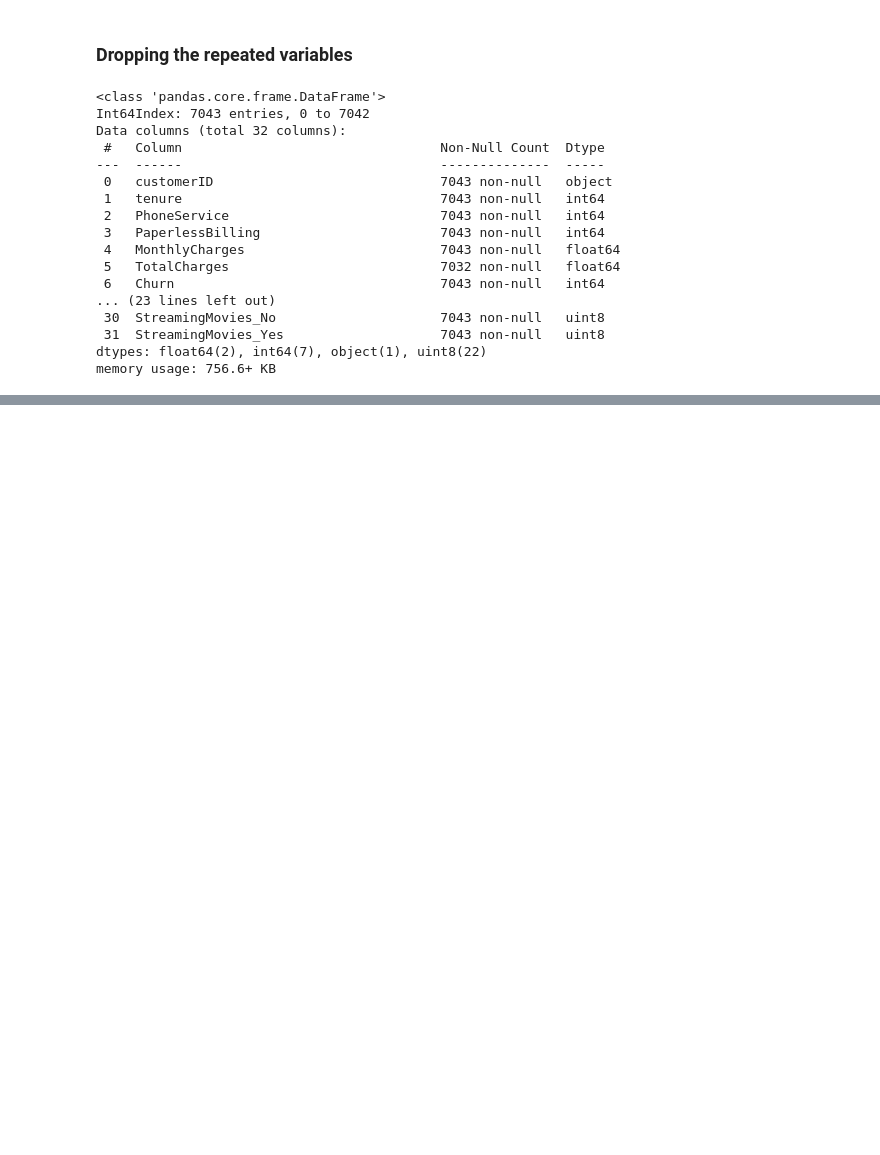
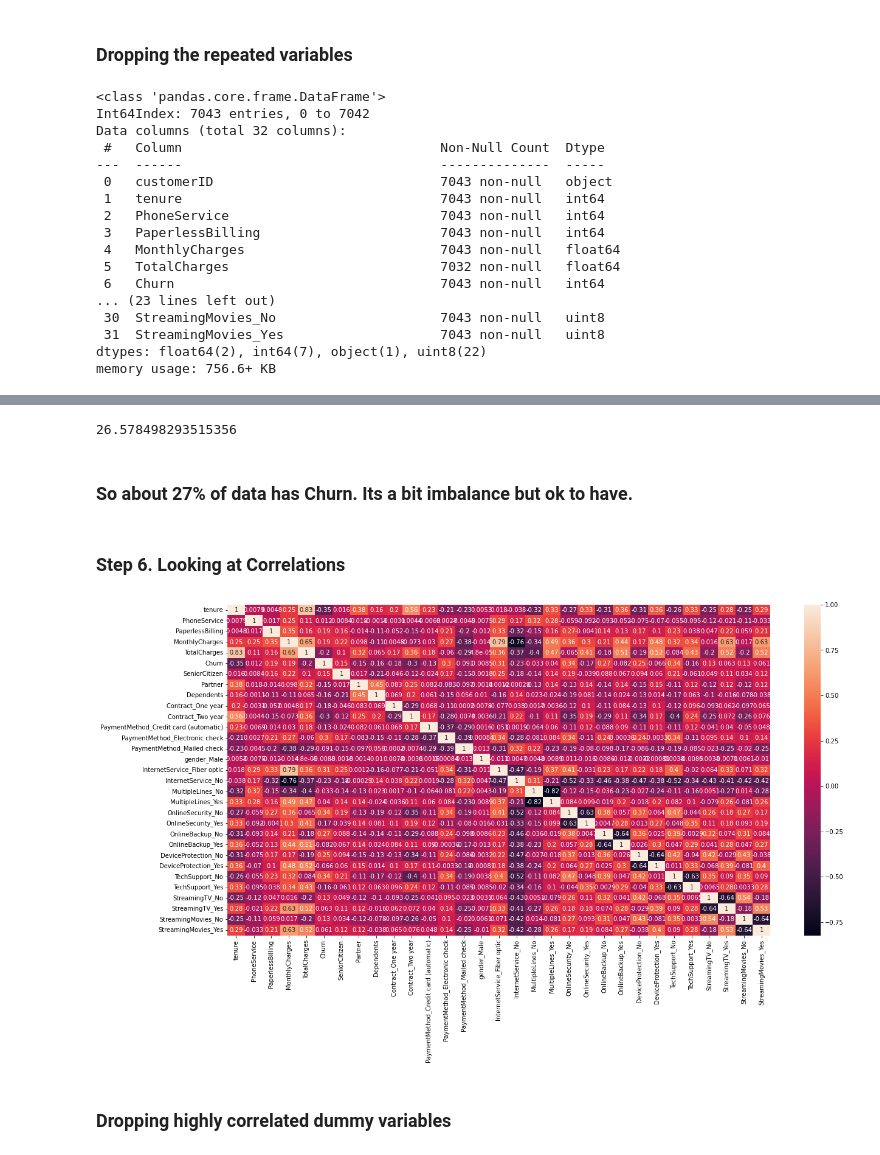
Before and after one commit to kc11381/TelecomChurn_LogisticRegressionModel, a Jupyter notebook: kc_telecom_churn.ipynb, the cells around one changed output, grey strips where cells are left out. Saved outputs shown, nothing was run; the diff lists cells and outputs as text; code cells hidden in the pictures; blank space fills up the shorter version.

Commit message:
Scaling and removed few variables based on correlation matrix

```diff
--- a/kc_telecom_churn.ipynb
+++ b/kc_telecom_churn.ipynb
@@ -254,0 +314,3 @@ Name: OnlineBackup, dtype: int64
+# %%
+# Lets remove NaN TotalCharges rows
+telecom_df = telecom_df[~np.isnan(telecom_df['TotalCharges'])]
@@ -254,0 +388,10 @@ Name: OnlineBackup, dtype: int64
+# %%
+## Checking the churn rate
+churn = (sum(telecom_df['Churn'])/len(telecom_df['Churn'].index)) * 100
+churn
+# %% [output]
+26.578498293515356
+# %% [markdown]
+### So about 27% of data has Churn. Its a bit imbalance but ok to have.
+# %% [markdown]
+### Step 6. Looking at Correlations
@@ -254,0 +404,8 @@ Name: OnlineBackup, dtype: int64
+# %%
+plt.figure(figsize=(20,10))
+sns.heatmap(telecom_df.corr(), annot=True)
+plt.show()
+# %% [output]
+[figure, added]
+# %% [markdown]
+### Dropping highly correlated dummy variables
```
Also changed, not shown: parts of 27 cells of this notebook.
